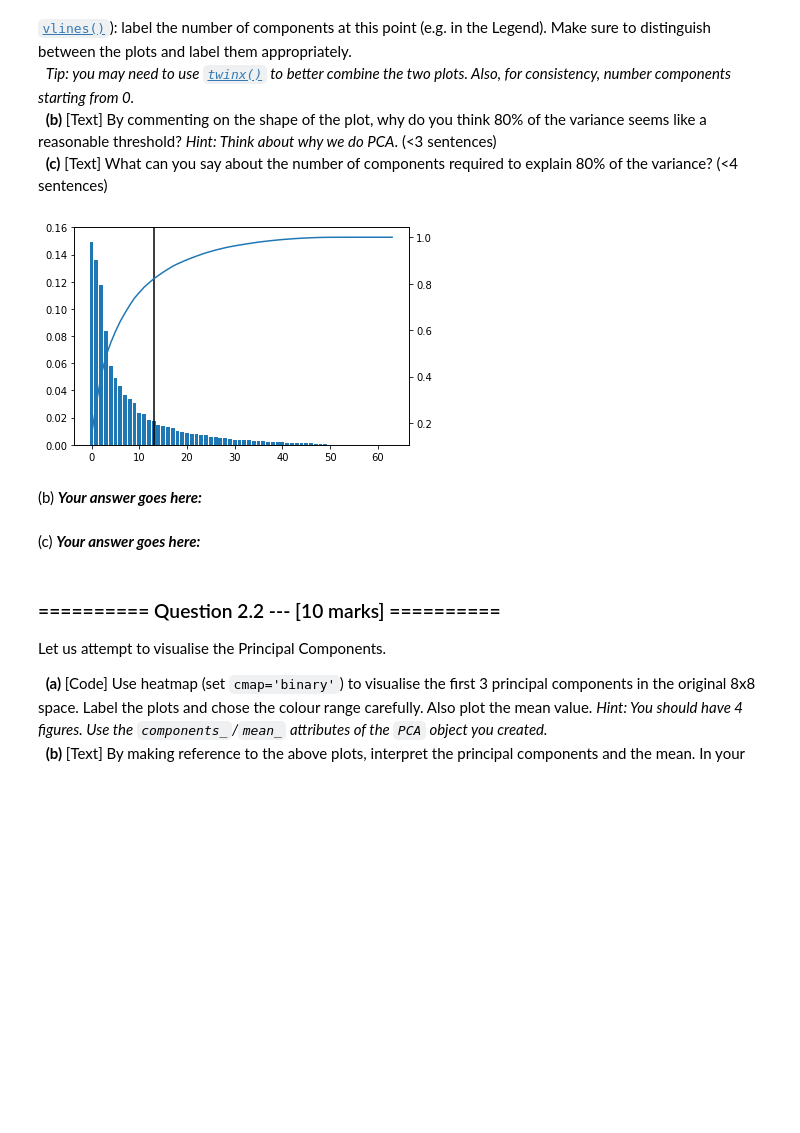
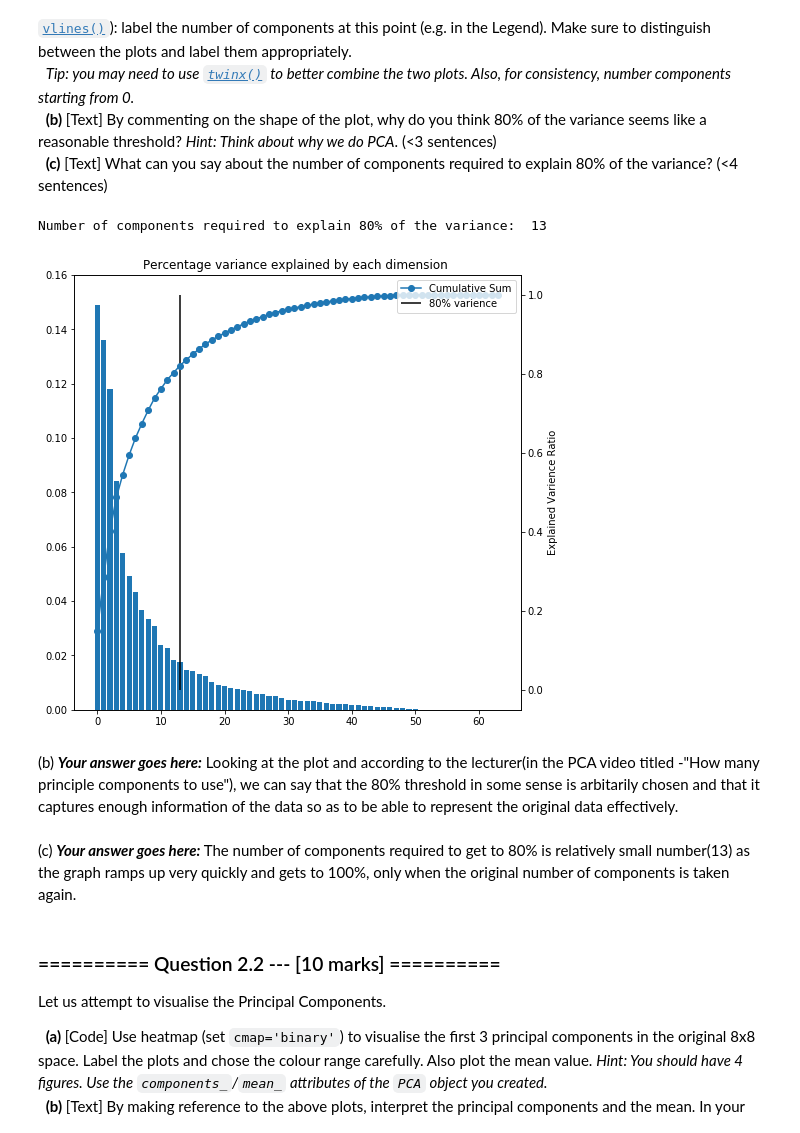
Before and after one commit to ishanparikh/IAML2018, a Jupyter notebook: Assignments/04_B_PCA.ipynb, the cells around one changed output. Cells and saved outputs as stored; diff of their text form; code cells hidden in the pictures; blank space fills up the shorter version.

```diff
--- a/Assignments/04_B_PCA.ipynb
+++ b/Assignments/04_B_PCA.ipynb
@@ -275,41 +279,41 @@ Let us visualise the explained variance by the PCA components. Familiarise yours
 &nbsp;&nbsp;**(c)** [Text] What can you say about the number of components required to explain 80% of the variance? (<4 sentences)
 # %%
 #(a) # Your Code goes here:
-# pca = PCA()
+
 pca = PCA(svd_solver='full',n_components=64)
 pca.fit(data)
-fig, ax1 = plt.subplots()
-
+fig, ax1 = plt.subplots(figsize=(8,8))
 EVR = np.array(pca.explained_variance_ratio_)
 EVR[::-1].sort()
-# print((EVR))
-# sns.barplot(EVR)
-# plt.axis([EVR.min, EVR.max, None, None])
-
-plt.bar(np.arange(64),EVR)
-# np.arange/(1,64).shape
-
+plt.bar(np.arange(64),EVR,label="% Varience")
 ax2 = ax1.twinx()
-ax2.plot(cumsum(EVR))
+ax2.plot(cumsum(EVR),label='Cumulative Sum',marker='o')
 cumul = np.array(cumsum(EVR))
 flag =0
 ct =0
+plt.xlabel("Number of components")
+plt.ylabel("Explained Varience Ratio")
+# finding the 80% mark
 for i in cumul:
     ct+=1
-    #print(i)
     if i > .80:
         flag = ct
-#         print(flag)
         break
-ax1.vlines(flag, 0, 1)
+print("Number of components required to explain 80% of the variance: ",flag)
+plt.vlines(flag, 0, 1,label='80% varience')
 ax1.set_ylim(0, 0.16)
+plt.legend(loc='upper right')
+plt.title("Percentage variance explained by each dimension ")
 plt.show()
 # %% [output]
+Number of components required to explain 80% of the variance:  13
-[figure, old version]
+[figure, new version]
-# %% [markdown]
-(b) ***Your answer goes here:***
-# %% [markdown]
-(c) ***Your answer goes here:***
+# %% [markdown]
+(b) ***Your answer goes here:***
+Looking at the plot and according to the lecturer(in the PCA video titled -"How many principle components to use"), we can say that the 80% threshold in some sense is arbitarily chosen and that it captures enough information of the data so as to be able to represent the original data effectively.
+# %% [markdown]
+(c) ***Your answer goes here:***
+The number of components required to get to 80% is relatively small number(13) as the graph ramps up very quickly and  gets to 100%, only when the original number of components is taken again.
 # %% [markdown]
 ### ========== Question 2.2 --- [10 marks] ==========
 
```
Also changed, not shown: parts of 4 cells of this notebook, 2 other files.
